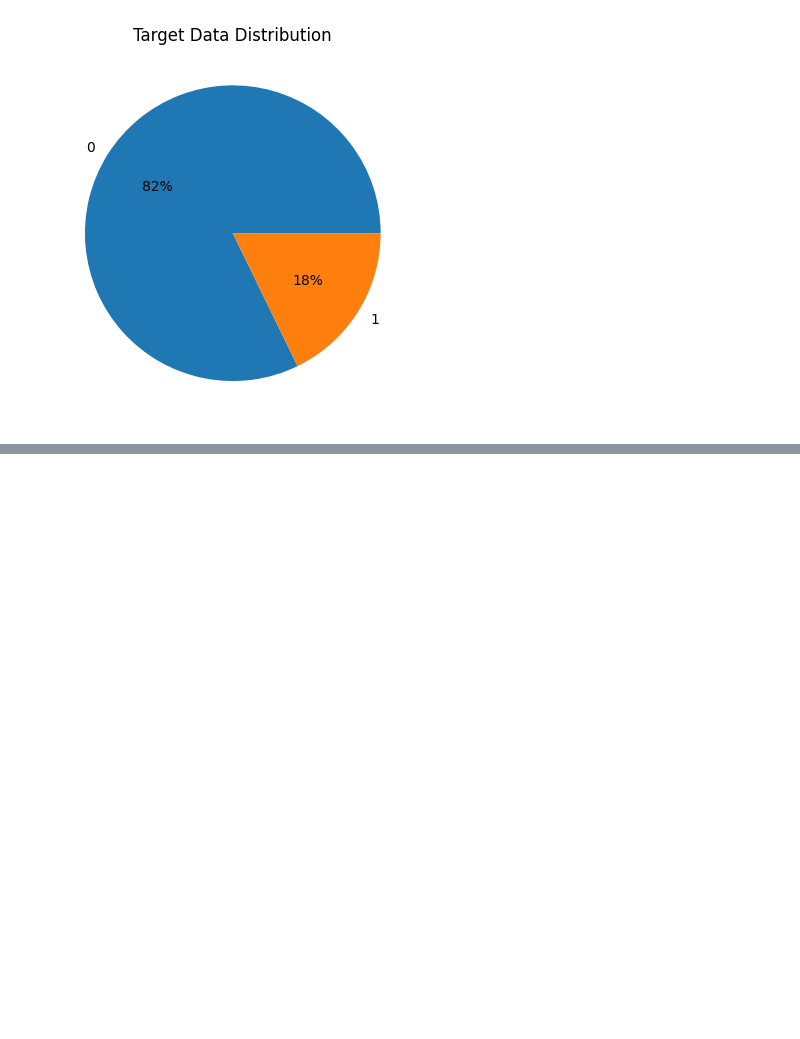
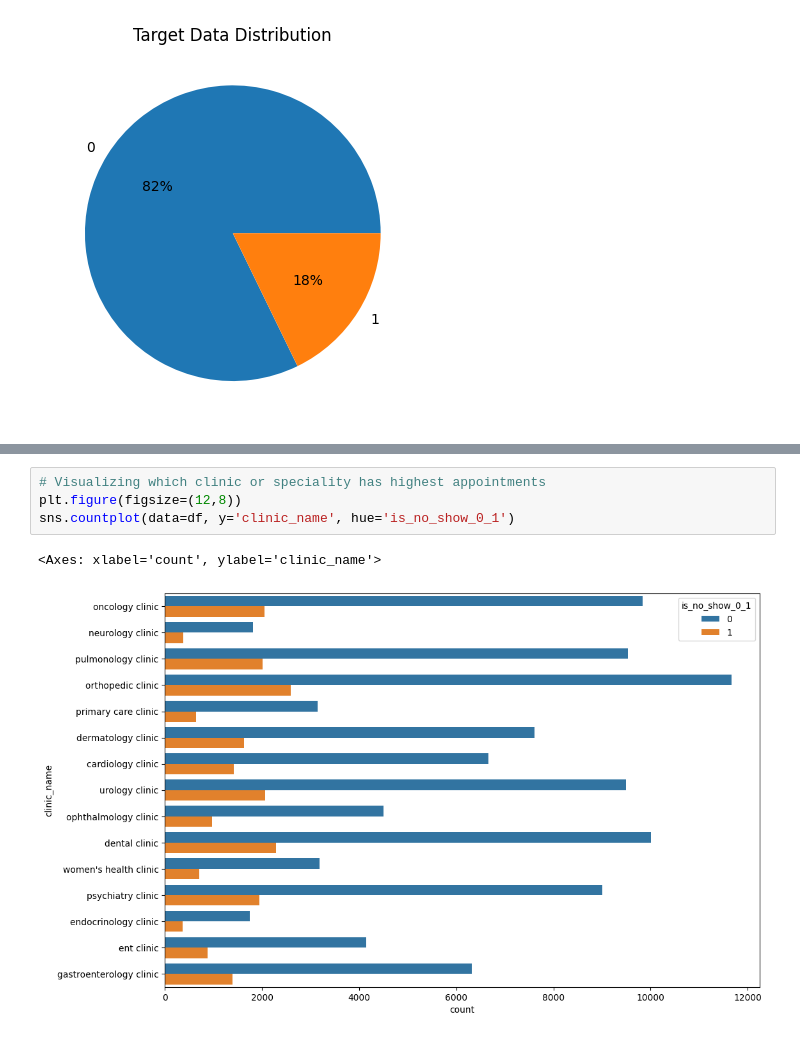
Before and after one commit to ssunuwar33/healthplusclinic, a Jupyter notebook: notebooks/01_eda.ipynb, the cells around one changed output, grey strips where cells are left out. Cells and saved outputs as stored; diff of their text form; blank space fills up the shorter version.

```diff
--- a/notebooks/01_eda.ipynb
+++ b/notebooks/01_eda.ipynb
@@ -290,0 +297,7 @@ Text(0.5, 1.0, 'Target Data Distribution')
+# %%
+# Visualizing which clinic or speciality has highest appointments
+plt.figure(figsize=(12,8))
+sns.countplot(data=df, y='clinic_name', hue='is_no_show_0_1')
+# %% [output]
+<Axes: xlabel='count', ylabel='clinic_name'>
+[figure, added]
```
Also changed, not shown: parts of 3 cells of this notebook.
